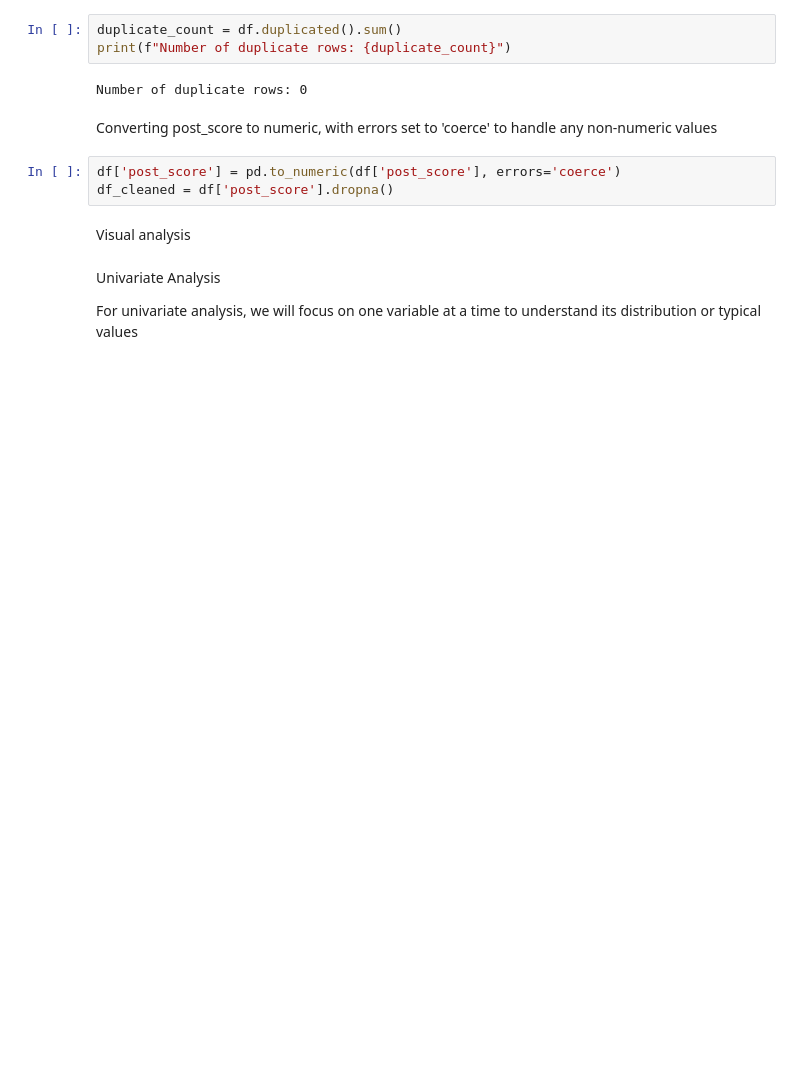
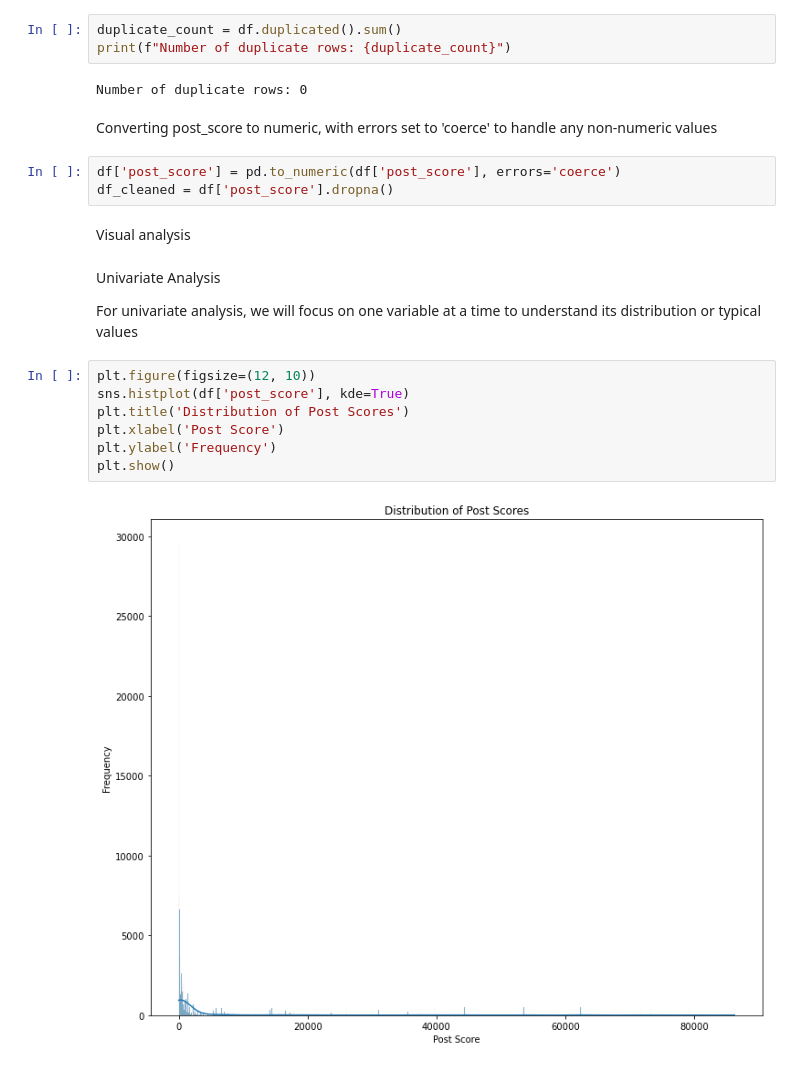
Before and after one commit to Bestina2024/Phase_5_Project, a Jupyter notebook: Bestina.ipynb, the cells around one changed output. Cells and saved outputs as stored; diff of their text form; blank space fills up the shorter version.

Commit message:
histo gram

```diff
--- a/Bestina.ipynb
+++ b/Bestina.ipynb
@@ -202,3 +202,12 @@ Visual analysis
 Univariate Analysis
 
 For univariate analysis, we will focus on one variable at a time to understand its distribution or typical values
+# %%
+plt.figure(figsize=(12, 10))
+sns.histplot(df['post_score'], kde=True)
+plt.title('Distribution of Post Scores')
+plt.xlabel('Post Score')
+plt.ylabel('Frequency')
+plt.show()
+# %% [output]
+[figure, added]
```
